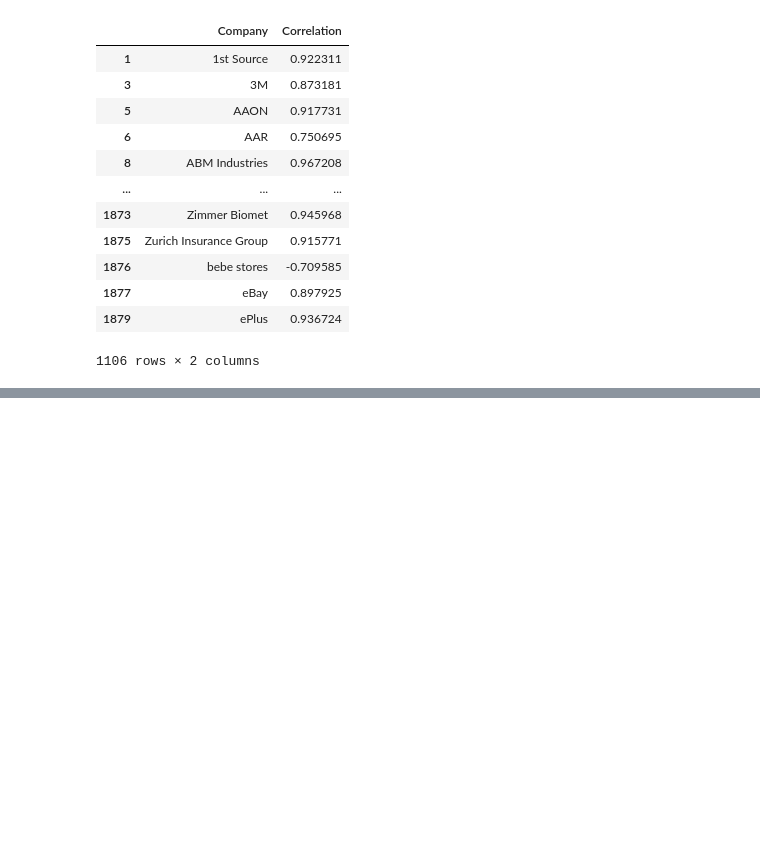
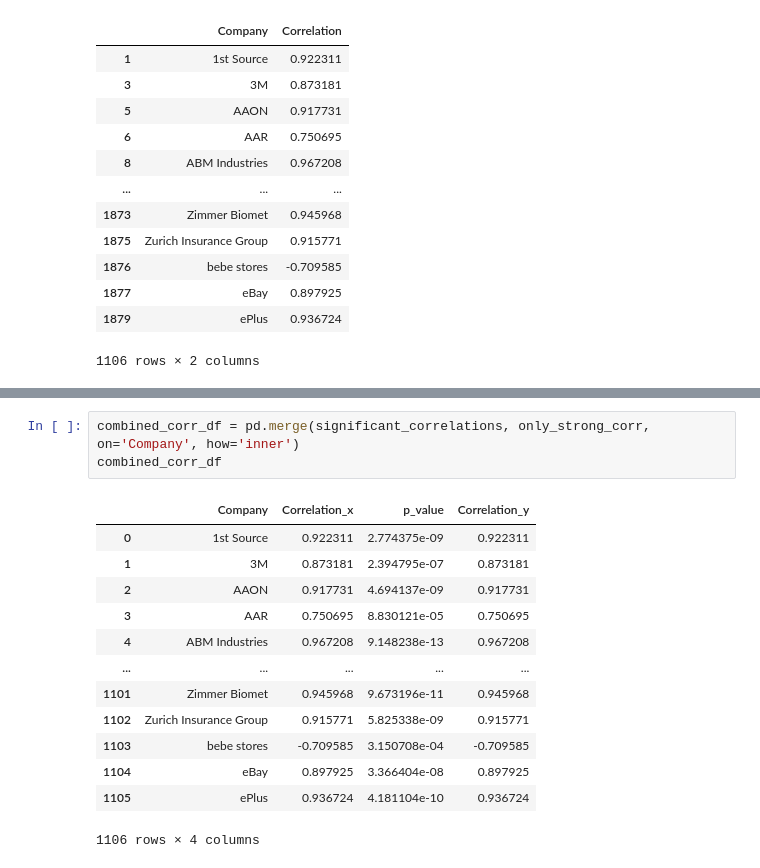
Before and after one commit to dansil2301/stocksDebtRatioResearch, a Jupyter notebook: ResearchStockDebtRatio.ipynb, the cells around one changed output, grey strips where cells are left out. Drawn from its saved outputs; the diff is of its cells as text; blank space fills up the shorter version.

```diff
--- a/ResearchStockDebtRatio.ipynb
+++ b/ResearchStockDebtRatio.ipynb
@@ -245,0 +275,17 @@ only_strong_corr
+# %%
+combined_corr_df = pd.merge(significant_correlations, only_strong_corr, on='Company', how='inner')
+combined_corr_df
+# %% [output]
+|  | Company | Correlation_x | p_value | Correlation_y |
+| 0 | 1st Source | 0.922311 | 2.774375e-09 | 0.922311 |
+| 1 | 3M | 0.873181 | 2.394795e-07 | 0.873181 |
+| 2 | AAON | 0.917731 | 4.694137e-09 | 0.917731 |
+| 3 | AAR | 0.750695 | 8.830121e-05 | 0.750695 |
+| 4 | ABM Industries | 0.967208 | 9.148238e-13 | 0.967208 |
+| ... | ... | ... | ... | ... |
+| 1101 | Zimmer Biomet | 0.945968 | 9.673196e-11 | 0.945968 |
+| 1102 | Zurich Insurance Group | 0.915771 | 5.825338e-09 | 0.915771 |
+| 1103 | bebe stores | -0.709585 | 3.150708e-04 | -0.709585 |
+| 1104 | eBay | 0.897925 | 3.366404e-08 | 0.897925 |
+| 1105 | ePlus | 0.936724 | 4.181104e-10 | 0.936724 |
+1106 rows × 4 columns
```
Also changed, not shown: parts of 2 cells of this notebook.
